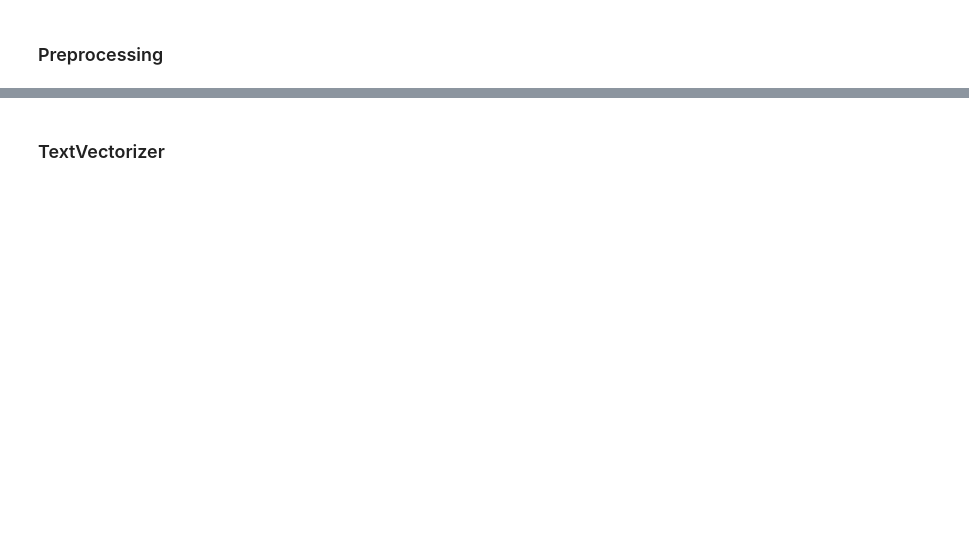
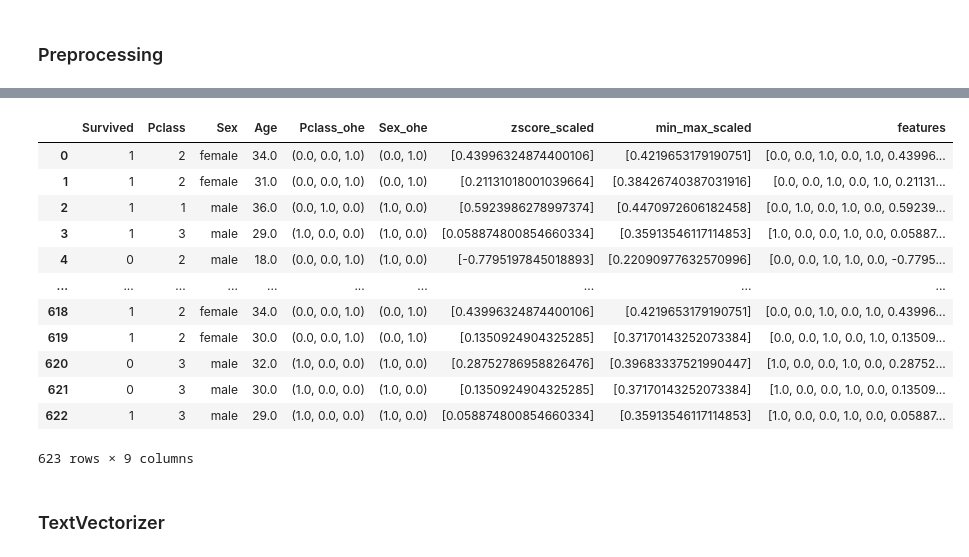
Before and after one commit to A3Data/hermione, a Jupyter notebook: hermione/module_templates/__IMPLEMENTED_PYSPARK__/src/ml/notebooks/Examples.ipynb, the cells around one changed output, grey strips where cells are left out. Drawn from its saved outputs; the diff is of its cells as text; code cells hidden in the pictures; blank space fills up the shorter version.

```diff
--- a/hermione/module_templates/__IMPLEMENTED_PYSPARK__/src/ml/notebooks/Examples.ipynb
+++ b/hermione/module_templates/__IMPLEMENTED_PYSPARK__/src/ml/notebooks/Examples.ipynb
@@ -32,5 +36,5 @@ spark = (
 # %%
-df_train = spark.read.parquet('../../../data/raw/raw_train')
-df_test = spark.read.parquet('../../../data/raw/raw_test')
+df_train = ss_source.get_data('../../../data/raw/raw_train', 'parquet')
+df_test = ss_source.get_data('../../../data/raw/raw_test', 'parquet', )
 # %%
 df_train.limit(5).toPandas()
@@ -39,6 +81,6 @@ df_train.limit(5).toPandas()
 # %% [markdown]
 ### Scaling
 # %%
-scaler = SparkScaler('Age', 'max_abs')
+scaler = SparkScaler({'min_max': 'Age',})
 # %%
 scaler.fit(df_train)
@@ -47,3 +105,3 @@ scaler.transform(df_train).toPandas()
 # %%
-scaler = SparkScaler('Age', 'max_abs')
+scaler = SparkScaler({'min_max': 'Age', 'zscore': 'Age'})
 scaler.fit_transform(df_train).toPandas()
@@ -50,6 +122,6 @@ scaler.fit_transform(df_train).toPandas()
 # %% [markdown]
 ### Preprocessing
 # %%
-processor = SparkPreprocessor({'zscore': 'Age'}, ['Pclass', 'Sex'], impute_strategy = 'mode')
+processor = SparkPreprocessor({'zscore': 'Age'}, ['Pclass', 'Sex'], impute_strategy = 'mean')
 # %%
 processor.fit(df_train)
@@ -58,6 +146,20 @@ processor.transform(df_train).toPandas()
 # %%
-processor = SparkPreprocessor({'zscore': 'Age'}, ['Pclass', 'Sex'], impute_strategy = 'mode')
+processor = SparkPreprocessor({'zscore': 'Age', 'min_max': 'Age'}, ['Pclass', 'Sex'], impute_strategy = 'mode')
 processor.fit_transform(df_train).toPandas()
+# %% [output]
+|  | Survived | Pclass | Sex | Age | Pclass_ohe | Sex_ohe | zscore_scaled | min_max_scaled | features |
+| 0 | 1 | 2 | female | 34.0 | (0.0, 0.0, 1.0) | (0.0, 1.0) | [0.43996324874400106] | [0.4219653179190751] | [0.0, 0.0, 1.0, 0.0, 1.0, 0.43996... |
+| 1 | 1 | 2 | female | 31.0 | (0.0, 0.0, 1.0) | (0.0, 1.0) | [0.21131018001039664] | [0.38426740387031916] | [0.0, 0.0, 1.0, 0.0, 1.0, 0.21131... |
+| 2 | 1 | 1 | male | 36.0 | (0.0, 1.0, 0.0) | (1.0, 0.0) | [0.5923986278997374] | [0.4470972606182458] | [0.0, 1.0, 0.0, 1.0, 0.0, 0.59239... |
+| 3 | 1 | 3 | male | 29.0 | (1.0, 0.0, 0.0) | (1.0, 0.0) | [0.058874800854660334] | [0.35913546117114853] | [1.0, 0.0, 0.0, 1.0, 0.0, 0.05887... |
+| 4 | 0 | 2 | male | 18.0 | (0.0, 0.0, 1.0) | (1.0, 0.0) | [-0.7795197845018893] | [0.22090977632570996] | [0.0, 0.0, 1.0, 1.0, 0.0, -0.7795... |
+| ... | ... | ... | ... | ... | ... | ... | ... | ... | ... |
+| 618 | 1 | 2 | female | 34.0 | (0.0, 0.0, 1.0) | (0.0, 1.0) | [0.43996324874400106] | [0.4219653179190751] | [0.0, 0.0, 1.0, 0.0, 1.0, 0.43996... |
+| 619 | 1 | 2 | female | 30.0 | (0.0, 0.0, 1.0) | (0.0, 1.0) | [0.1350924904325285] | [0.37170143252073384] | [0.0, 0.0, 1.0, 0.0, 1.0, 0.13509... |
+| 620 | 0 | 3 | male | 32.0 | (1.0, 0.0, 0.0) | (1.0, 0.0) | [0.28752786958826476] | [0.39683337521990447] | [1.0, 0.0, 0.0, 1.0, 0.0, 0.28752... |
+| 621 | 0 | 3 | male | 30.0 | (1.0, 0.0, 0.0) | (1.0, 0.0) | [0.1350924904325285] | [0.37170143252073384] | [1.0, 0.0, 0.0, 1.0, 0.0, 0.13509... |
+| 622 | 1 | 3 | male | 29.0 | (1.0, 0.0, 0.0) | (1.0, 0.0) | [0.058874800854660334] | [0.35913546117114853] | [1.0, 0.0, 0.0, 1.0, 0.0, 0.05887... |
+623 rows × 9 columns
 # %% [markdown]
 ### TextVectorizer
 # %%
```
Also changed, not shown: parts of 32 cells of this notebook, 11 other files.
